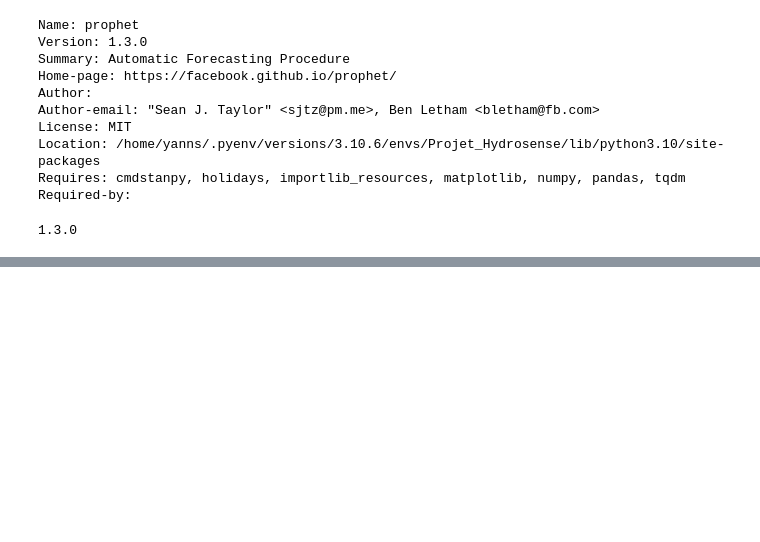
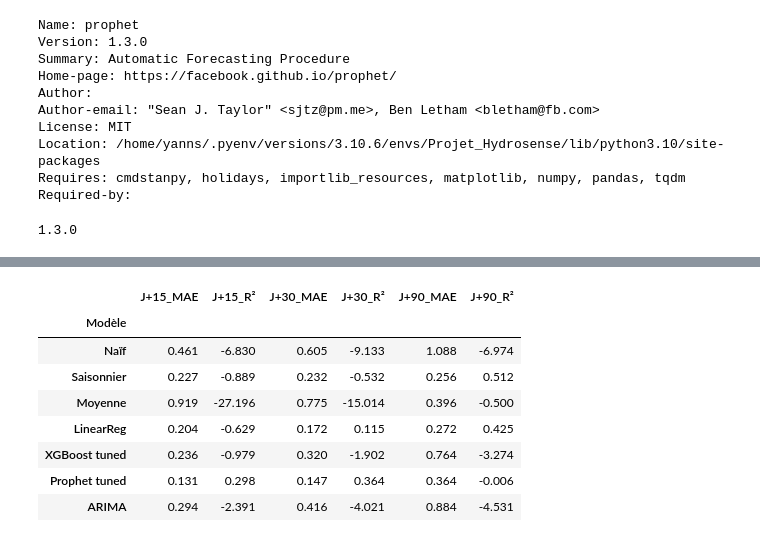
Before and after one commit to charourou/Projet_Hydrosense, a Jupyter notebook: notebooks/ml_darts_ys_annotated.ipynb, the cells around one changed output, grey strips where cells are left out. Cells and saved outputs as stored; diff of their text form; code cells hidden in the pictures; blank space fills up the shorter version.

```diff
--- a/notebooks/ml_darts_ys_annotated.ipynb
+++ b/notebooks/ml_darts_ys_annotated.ipynb
@@ -727,0 +814,43 @@ R²    : -0.006
+# %%
+import pandas as pd
+
+horizons = {"J+15": 15, "J+30": 30, "J+90": 90}
+
+modeles = {
+    "Naïf":           model_naive,
+    "Saisonnier":     model_seasonal,
+    "Moyenne":        model_mean,
+    "LinearReg":      model_lr,
+    "XGBoost tuned":  model_xgb_tuned,
+    "Prophet tuned":  model_prophet_tuned,
+    "ARIMA":          model_arima,
+}
+
+# Construire le DataFrame
+rows = []
+for nom, model in modeles.items():
+    row = {"Modèle": nom}
+    for h_name, h_val in horizons.items():
+        pred_h = model.predict(h_val)
+        row[f"{h_name}_MAE"] = round(mae(ts_val[:h_val], pred_h), 3)
+        row[f"{h_name}_R²"]  = round(r2_score(ts_val[:h_val], pred_h), 3)
+    rows.append(row)
+
+df_scores = pd.DataFrame(rows).set_index("Modèle")
+
+# Affichage
+display(df_scores.style
+    .format("{:.3f}")
+    .background_gradient(subset=["J+15_R²", "J+30_R²", "J+90_R²"], cmap="RdYlGn")
+    .background_gradient(subset=["J+15_MAE", "J+30_MAE", "J+90_MAE"], cmap="RdYlGn_r")
+)
+# %% [output]
+|  | J+15_MAE | J+15_R² | J+30_MAE | J+30_R² | J+90_MAE | J+90_R² |
+| Modèle |  |  |  |  |  |  |
+| Naïf | 0.461 | -6.830 | 0.605 | -9.133 | 1.088 | -6.974 |
+| Saisonnier | 0.227 | -0.889 | 0.232 | -0.532 | 0.256 | 0.512 |
+| Moyenne | 0.919 | -27.196 | 0.775 | -15.014 | 0.396 | -0.500 |
+| LinearReg | 0.204 | -0.629 | 0.172 | 0.115 | 0.272 | 0.425 |
+| XGBoost tuned | 0.236 | -0.979 | 0.320 | -1.902 | 0.764 | -3.274 |
+| Prophet tuned | 0.131 | 0.298 | 0.147 | 0.364 | 0.364 | -0.006 |
+| ARIMA | 0.294 | -2.391 | 0.416 | -4.021 | 0.884 | -4.531 |
```
Also changed, not shown: parts of 5 cells of this notebook.
